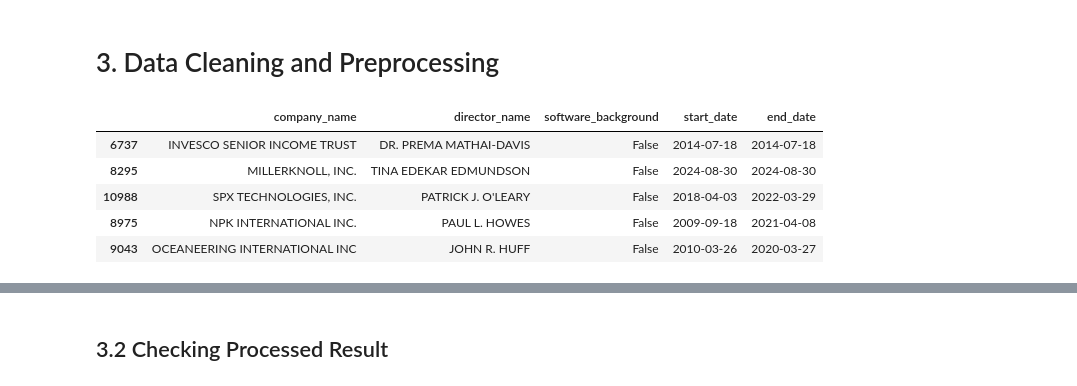
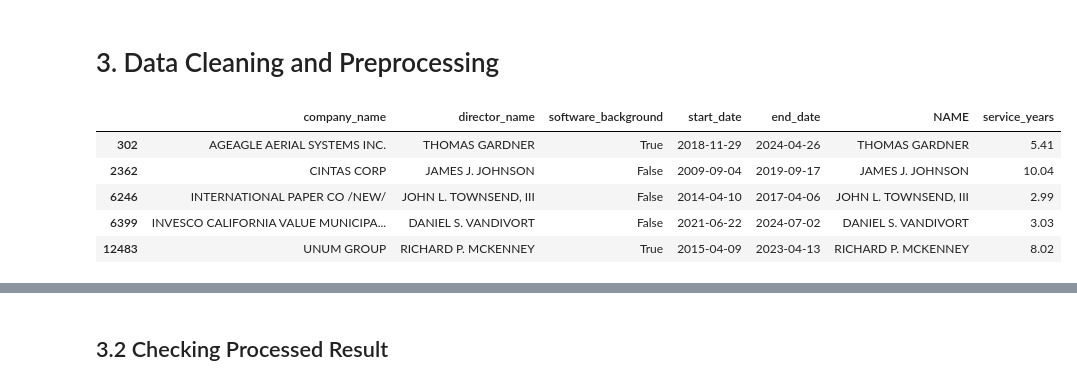
Before and after one commit to MQ-COMP2200-COMP6200/assignment-3-Mahdi3M, a Jupyter notebook: directors-network.ipynb, the cells around one changed output, grey strips where cells are left out. Saved outputs shown, nothing was run; the diff lists cells and outputs as text; code cells hidden in the pictures.

```diff
--- a/directors-network.ipynb
+++ b/directors-network.ipynb
@@ -65,7 +65,7 @@ company_director_raw.groupby('company_name').director_name.nunique().sort_values
 659 rows × 1 columns
 dtype: int64
 # %%
-company_director_raw['director_name'] = company_director_raw.director_name.str.upper().str.strip()
+company_director_raw['NAME'] = company_director_raw.director_name.str.upper().str.strip()
 company_director_raw.groupby('director_name').company_name.nunique().sort_values(ascending=False)
 # %% [output]
 |  | company_name |
@@ -144,11 +144,12 @@ dtype: int64
 # %%
 company_director = company_director_raw.drop( ['cikcode'], axis = 1)
 company_director.software_background = company_director.software_background.map(lambda x: x == 't')
+company_director['service_years'] = round((pandas.to_datetime(company_director.end_date) - pandas.to_datetime(company_director.start_date)).dt.days / 365, 2)
 company_director.sample(5)
 # %% [output]
-|  | company_name | director_name | software_background | start_date | end_date |
-| 6737 | INVESCO SENIOR INCOME TRUST | DR. PREMA MATHAI-DAVIS | False | 2014-07-18 | 2014-07-18 |
-| 8295 | MILLERKNOLL, INC. | TINA EDEKAR EDMUNDSON | False | 2024-08-30 | 2024-08-30 |
-| 10988 | SPX TECHNOLOGIES, INC. | PATRICK J. O'LEARY | False | 2018-04-03 | 2022-03-29 |
-| 8975 | NPK INTERNATIONAL INC. | PAUL L. HOWES | False | 2009-09-18 | 2021-04-08 |
-| 9043 | OCEANEERING INTERNATIONAL INC | JOHN R. HUFF | False | 2010-03-26 | 2020-03-27 |
+|  | company_name | director_name | software_background | start_date | end_date | NAME | service_years |
+| 302 | AGEAGLE AERIAL SYSTEMS INC. | THOMAS GARDNER | True | 2018-11-29 | 2024-04-26 | THOMAS GARDNER | 5.41 |
+| 2362 | CINTAS CORP | JAMES J. JOHNSON | False | 2009-09-04 | 2019-09-17 | JAMES J. JOHNSON | 10.04 |
+| 6246 | INTERNATIONAL PAPER CO /NEW/ | JOHN L. TOWNSEND, III | False | 2014-04-10 | 2017-04-06 | JOHN L. TOWNSEND, III | 2.99 |
+| 6399 | INVESCO CALIFORNIA VALUE MUNICIPA... | DANIEL S. VANDIVORT | False | 2021-06-22 | 2024-07-02 | DANIEL S. VANDIVORT | 3.03 |
+| 12483 | UNUM GROUP | RICHARD P. MCKENNEY | True | 2015-04-09 | 2023-04-13 | RICHARD P. MCKENNEY | 8.02 |
```
Also changed, not shown: parts of 11 cells of this notebook.
